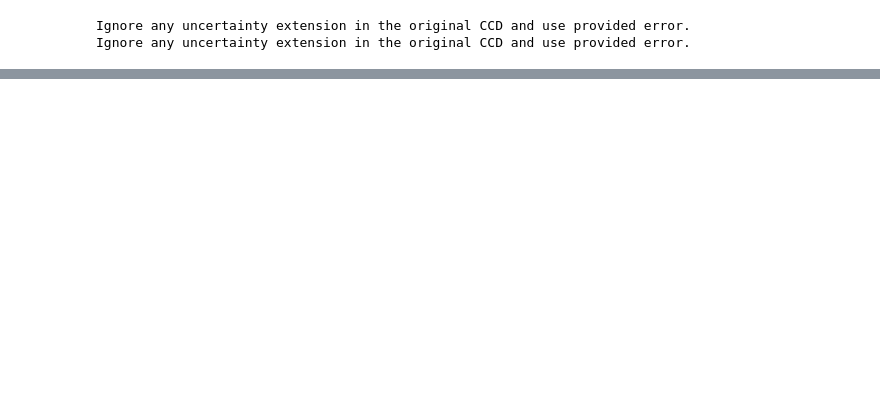
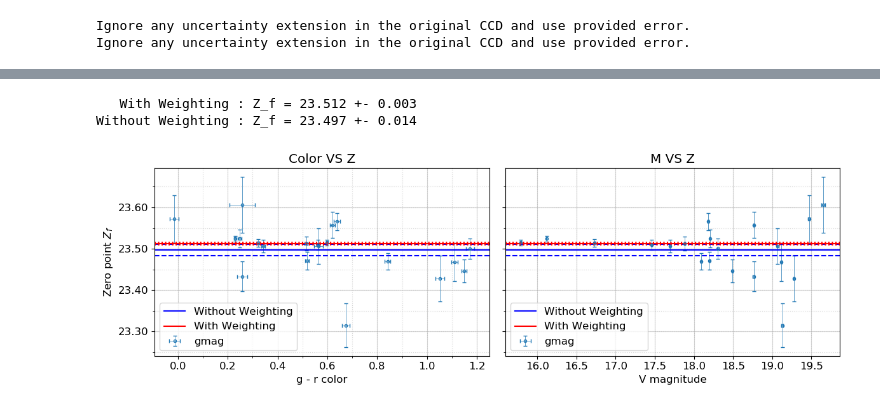
Before and after one commit to ysBach/SNU_AOclass, a Jupyter notebook: Notebooks/05-Differential_Phot.ipynb, the cells around one changed output, grey strips where cells are left out. Saved outputs shown, nothing was run; the diff lists cells and outputs as text; code cells hidden in the pictures; blank space fills up the shorter version.

Commit message:
update diff phot notebook

```diff
--- a/Notebooks/05-Differential_Phot.ipynb
+++ b/Notebooks/05-Differential_Phot.ipynb
@@ -293,3 +293,6 @@ matched = pos_stars2[pos_stars2["pixel_shift"] < match_distance]
 
 # Conversion to V-mag (see notebook 3)
 matched["Vmag"] = matched["gmag"] - 0.5784 * (matched["gmag"] - matched["rmag"]) - 0.0038
+matched["Verr"] = np.sqrt((1 - 0.5784)**2 * matched["e_gmag"]**2
+                          + 0.5784**2 * matched["e_rmag"]**2
+                          + 0.0054**2)
@@ -428,0 +458,63 @@ phot_targ["mag"] - popt
+# %%
+from matplotlib.ticker import MultipleLocator, FormatStrFormatter
+
+errbfmt = dict(marker='.', mfc='none', ls='', capsize=2, elinewidth=0.5)
+
+grcolor = matched["gmag"] - matched["rmag"]
+grerr = np.sqrt(matched["e_gmag"]**2 + matched["e_rmag"]**2)
+Z = matched["Vmag"] - phot_star["mag"]
+Zerr = np.sqrt(matched["Verr"]**2 + phot_star["merr"]**2)
+
+stddev = np.std(Z, ddof=1)
+Z_avg = np.sum(Z / Zerr**2) / np.sum(1 / Zerr**2)
+Z_avg_err = 1 / np.sqrt(np.sum(1 / Zerr**2))
+
+fig, axs = plt.subplots(1, 2, figsize=(12, 4), sharex=False, sharey=True, gridspec_kw=None)
+
+ax1, ax2 = axs.tolist()
+
+#          axs[0]                 axs[1]
+xmajloc = [MultipleLocator(0.2), MultipleLocator(0.5)]
+xminloc = [MultipleLocator(0.1), MultipleLocator(0.5)]
+ymajloc = [MultipleLocator(0.10), MultipleLocator(0.10)]
+yminloc = [MultipleLocator(0.05), MultipleLocator(0.05)]
+xmajfmt = [FormatStrFormatter("%.1f"), FormatStrFormatter("%.1f")]
+ymajfmt = [FormatStrFormatter("%.1f"), FormatStrFormatter("%.2f")]
+
+for i, aa in enumerate(axs.tolist()):
+# for i, aa in enumerate([ax1.xaxis, ax1.yaxis, ax2.xaxis, ax2.yaxis]):
+    aa.xaxis.set_major_locator(xmajloc[i])
+    aa.yaxis.set_major_locator(ymajloc[i])
+    aa.xaxis.set_minor_locator(xminloc[i])
+    aa.yaxis.set_minor_locator(yminloc[i])
+    aa.xaxis.set_major_formatter(xmajfmt[i])
+    aa.yaxis.set_major_formatter(ymajfmt[i])
+    aa.grid(which='major', ls='-', alpha=0.5)
+    aa.grid(which='minor', ls=':', alpha=0.5)
+
+ax1.errorbar(grcolor, Z, yerr=Zerr, xerr=grerr, **errbfmt)
+ax1.yaxis.set_tick_params(which='both', labelbottom=True)
+ax1.set_xlabel("g - r color")
+ax1.set_ylabel(r"Zero point $ Z_f $")
+ax1.set_title("Color VS Z")
+
+ax2.errorbar(matched["Vmag"], Z, yerr=Zerr, xerr=matched["Verr"], **errbfmt)
+ax2.set_xlabel("V magnitude")
+ax2.set_title("M VS Z")
+
+for ax in axs.tolist():
+    ax.axhline(np.mean(Z), color='b', ls='-', label="Without Weighting")
+    ax.axhline(np.mean(Z) + stddev / np.sqrt(len(Z)), color='b', ls='--')
+    ax.axhline(np.mean(Z) - stddev / np.sqrt(len(Z)), color='b', ls='--')
+    ax.axhline(Z_avg, color='r', ls='-', label="With Weighting")
+    ax.axhline(Z_avg + Z_avg_err, color='r', ls=':')
+    ax.axhline(Z_avg - Z_avg_err, color='r', ls=':')
+    ax.legend(loc=3)
+plt.tight_layout()
+
+print(f"   With Weighting : Z_f = {Z_avg:.3f} +- {Z_avg_err:.3f}")
+print(f"Without Weighting : Z_f = {np.mean(Z):.3f} +- {stddev / np.sqrt(len(Z)):.3f}")
+# %% [output]
+   With Weighting : Z_f = 23.512 +- 0.003
+Without Weighting : Z_f = 23.497 +- 0.014
+[figure, added]
```
Also changed, not shown: parts of 16 cells of this notebook.
